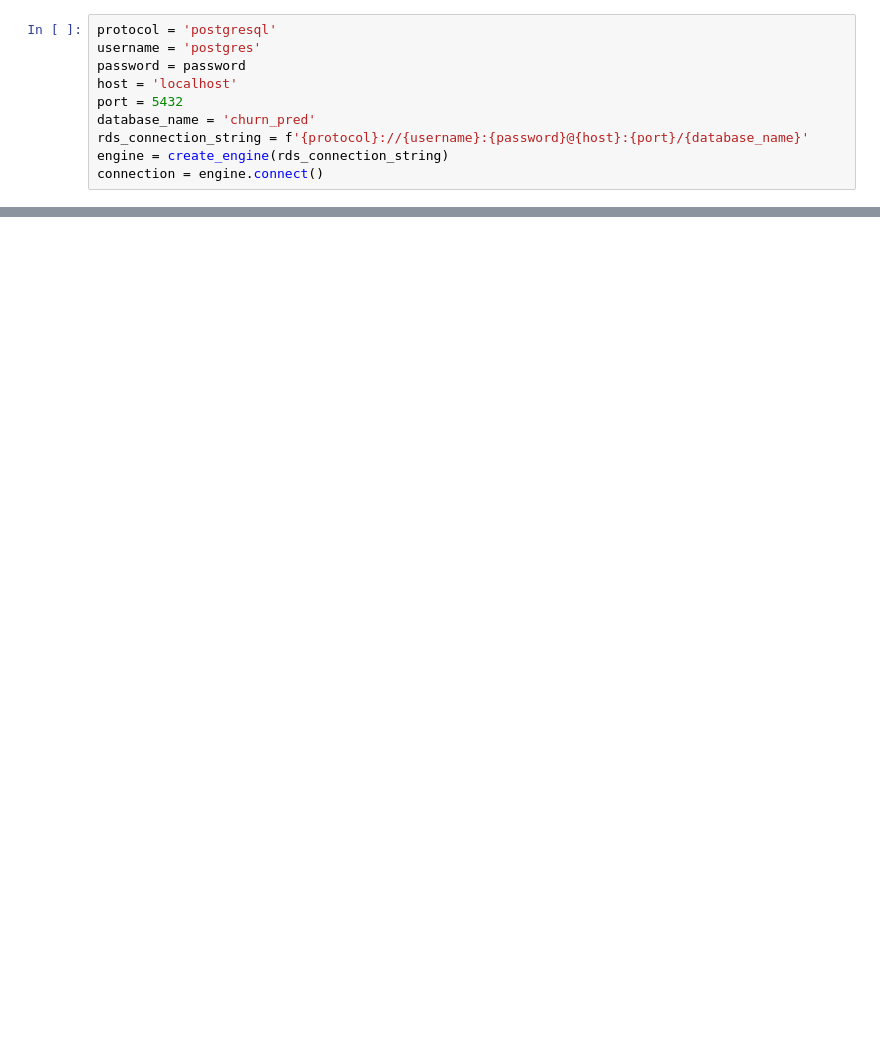
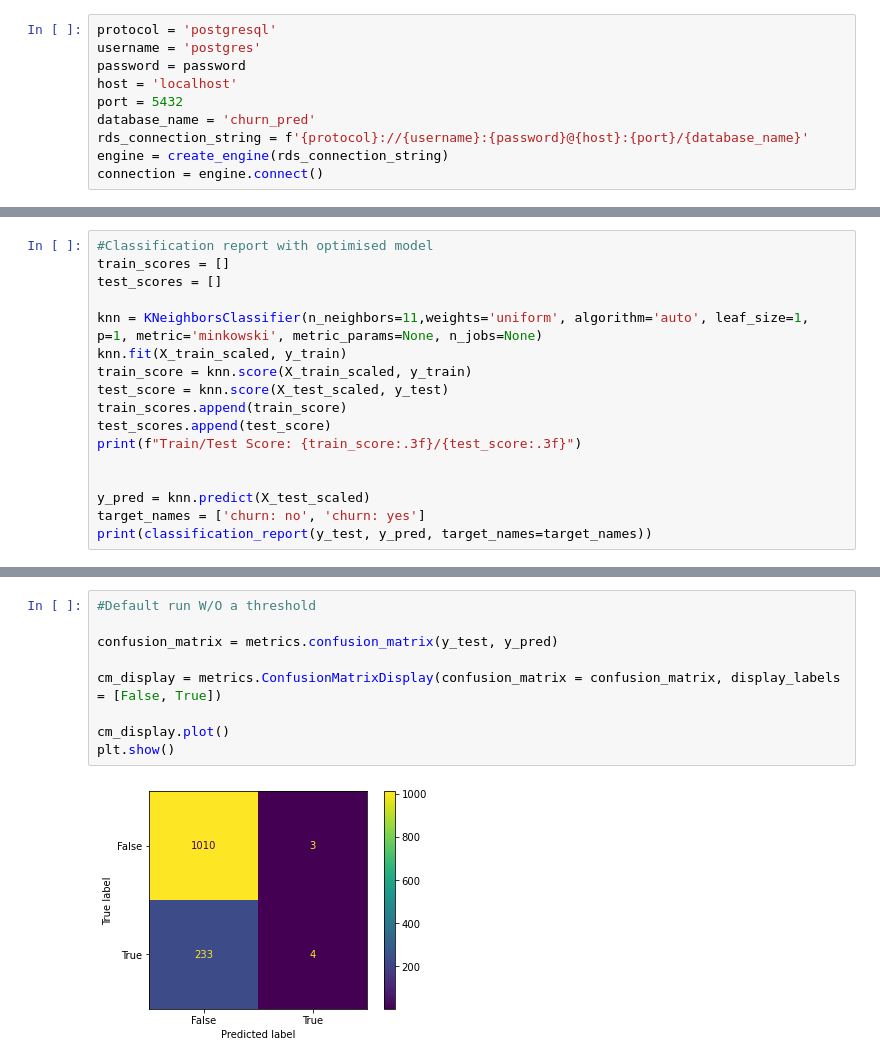
Before and after one commit to rita-s/customer-churn-prediction, a Jupyter notebook: KNN.ipynb, the cells around one changed output, grey strips where cells are left out. Drawn from its saved outputs; the diff is of its cells as text; blank space fills up the shorter version.

```diff
--- a/KNN.ipynb
+++ b/KNN.ipynb
@@ -79,0 +120,17 @@ k: 19, Train/Test Score: 0.847/0.829
+# %%
+#Classification report with optimised model
+train_scores = []
+test_scores = []
+
+knn = KNeighborsClassifier(n_neighbors=11,weights='uniform', algorithm='auto', leaf_size=1, p=1, metric='minkowski', metric_params=None, n_jobs=None)
+knn.fit(X_train_scaled, y_train)
+train_score = knn.score(X_train_scaled, y_train)
+test_score = knn.score(X_test_scaled, y_test)
+train_scores.append(train_score)
+test_scores.append(test_score)
+print(f"Train/Test Score: {train_score:.3f}/{test_score:.3f}")
+
+
+y_pred = knn.predict(X_test_scaled)
+target_names = ['churn: no', 'churn: yes']
+print(classification_report(y_test, y_pred, target_names=target_names))
@@ -79,0 +147,11 @@ k: 19, Train/Test Score: 0.847/0.829
+# %%
+#Default run W/O a threshold
+
+confusion_matrix = metrics.confusion_matrix(y_test, y_pred)
+
+cm_display = metrics.ConfusionMatrixDisplay(confusion_matrix = confusion_matrix, display_labels = [False, True])
+
+cm_display.plot()
+plt.show()
+# %% [output]
+[figure, added]
```
Also changed, not shown: parts of 7 cells of this notebook.
